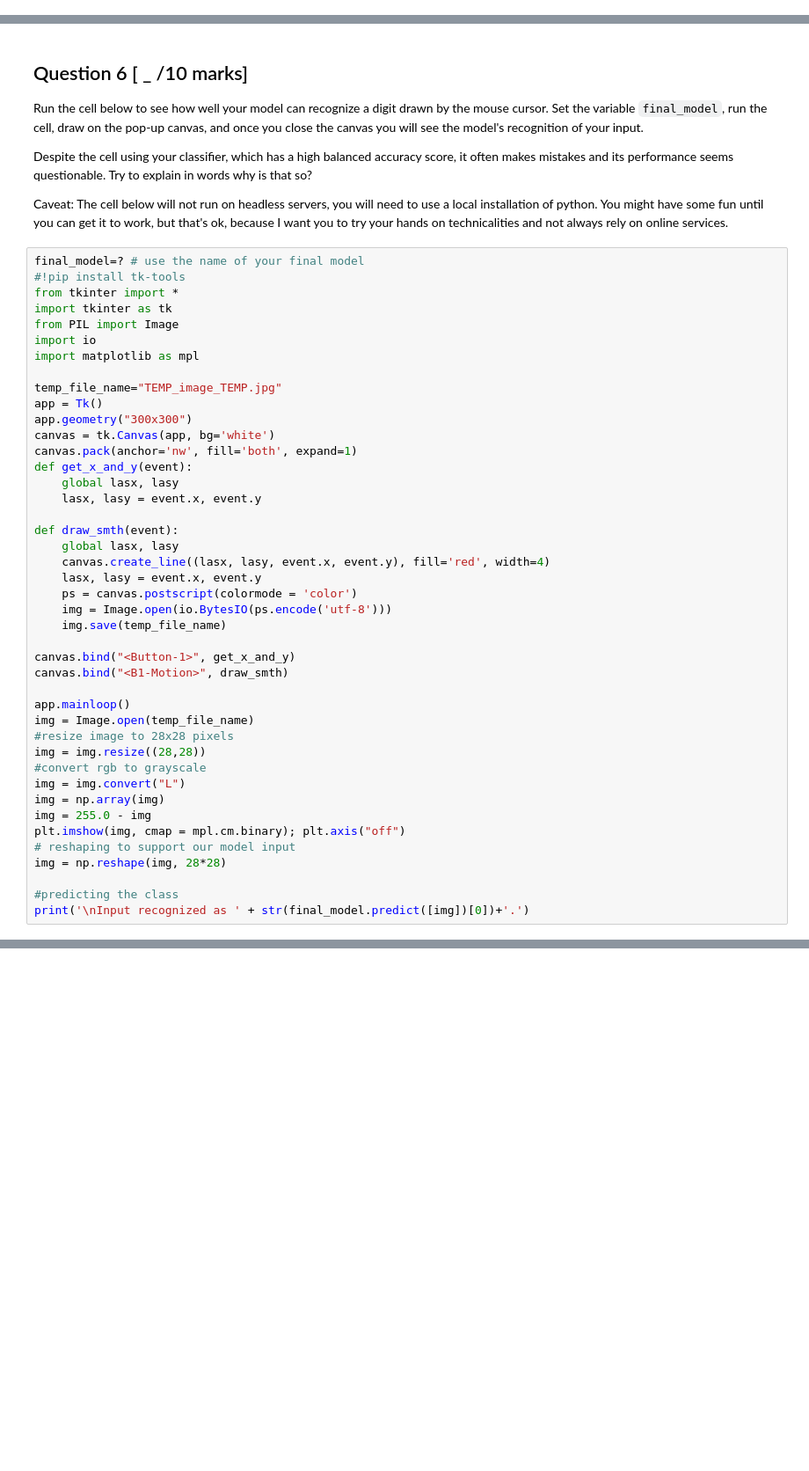
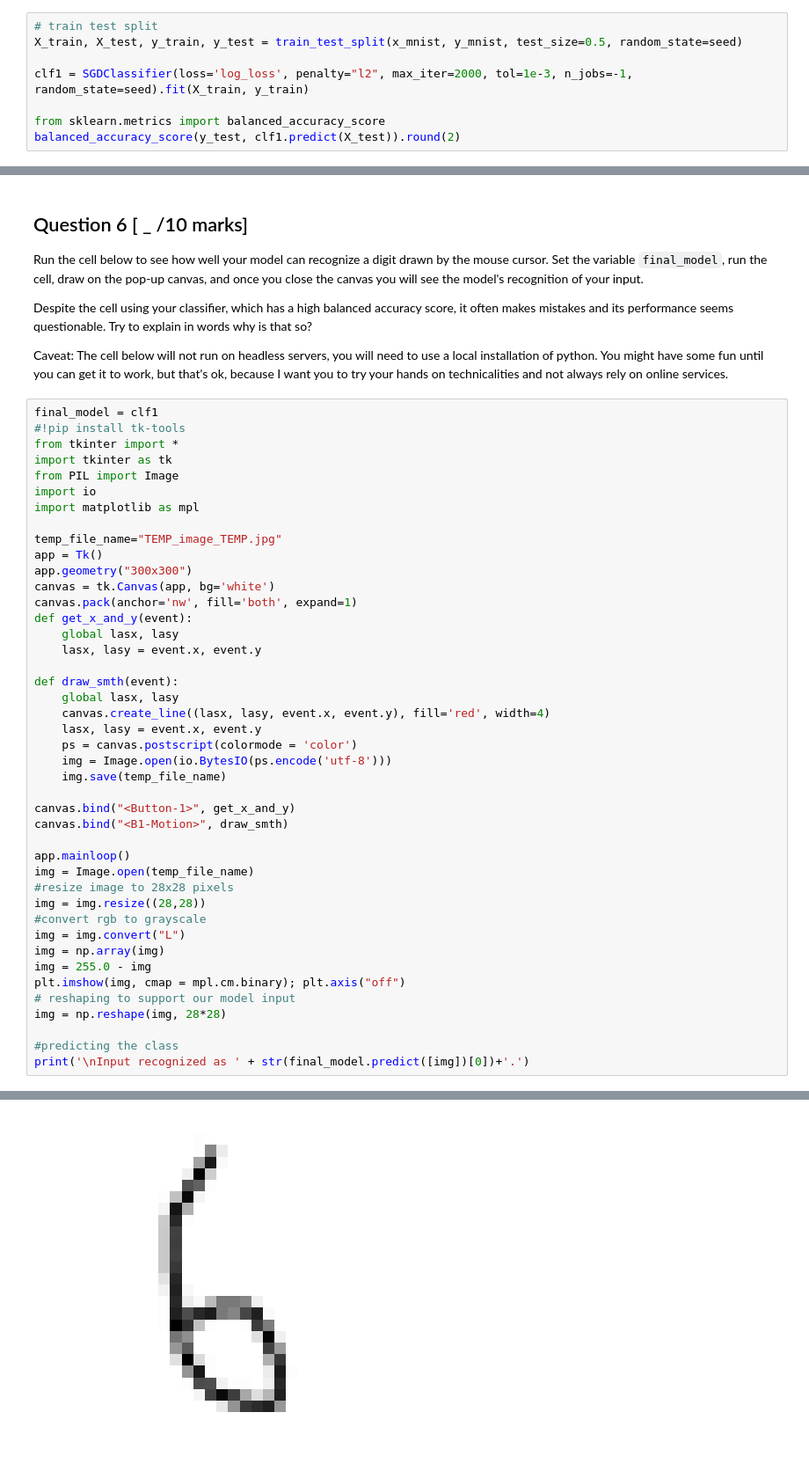
Before and after one commit to ParamvirSran/Machine-Learning, a Jupyter notebook: A3/Assignment_3.ipynb, the cells around one changed output, grey strips where cells are left out. Shown at 88% size. Cells and saved outputs as stored; diff of their text form; blank space fills up the shorter version.

```diff
--- a/A3/Assignment_3.ipynb
+++ b/A3/Assignment_3.ipynb
@@ -248,0 +362,8 @@ First load the data and plot a histogram to comment on class distribution qualit
+# %%
+# train test split
+X_train, X_test, y_train, y_test = train_test_split(x_mnist, y_mnist, test_size=0.5, random_state=seed)
+
+clf1 = SGDClassifier(loss='log_loss', penalty="l2", max_iter=2000, tol=1e-3, n_jobs=-1, random_state=seed).fit(X_train, y_train)
+
+from sklearn.metrics import balanced_accuracy_score
+balanced_accuracy_score(y_test, clf1.predict(X_test)).round(2)
@@ -255,7 +378,7 @@ Despite the cell using your classifier, which has a high balanced accuracy score
 
 Caveat: The cell below will not run on headless servers, you will need to use a local installation of python. You might have some fun until you can get it to work, but that's ok, because I want you to try your hands on technicalities and not always rely on online services.
 # %%
-final_model=? # use the name of your final model
+final_model = clf1
 #!pip install tk-tools
 from tkinter import *
 import tkinter as tk
@@ -297,3 +420,4 @@ img = np.reshape(img, 28*28)
 
 #predicting the class
 print('\nInput recognized as ' + str(final_model.predict([img])[0])+'.')
+# %% [output]
@@ -299,0 +425 @@ print('\nInput recognized as ' + str(final_model.predict([img])[0])+'.')
+[figure, added]
```
Also changed, not shown: parts of 25 cells of this notebook, 4 other files.
